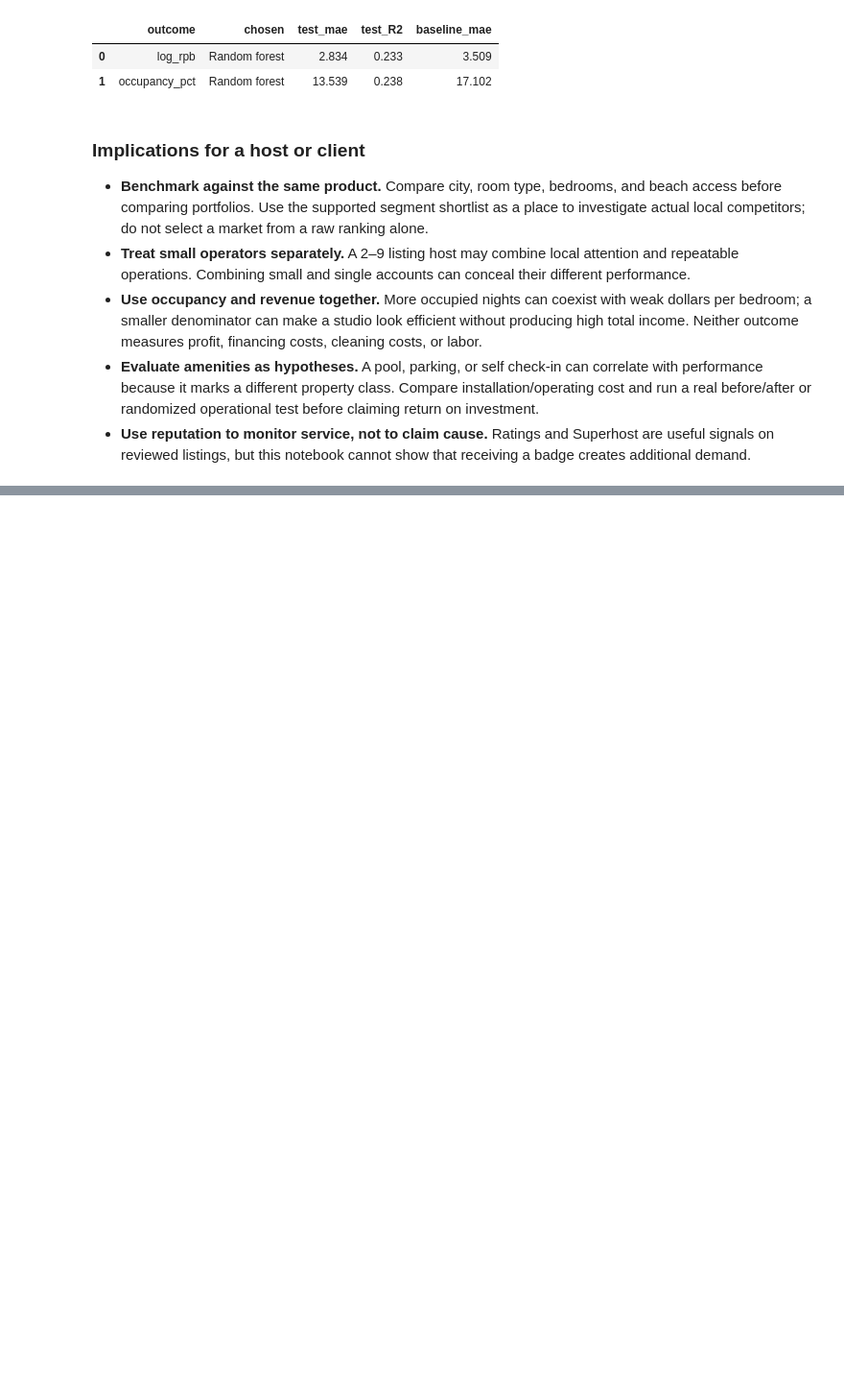
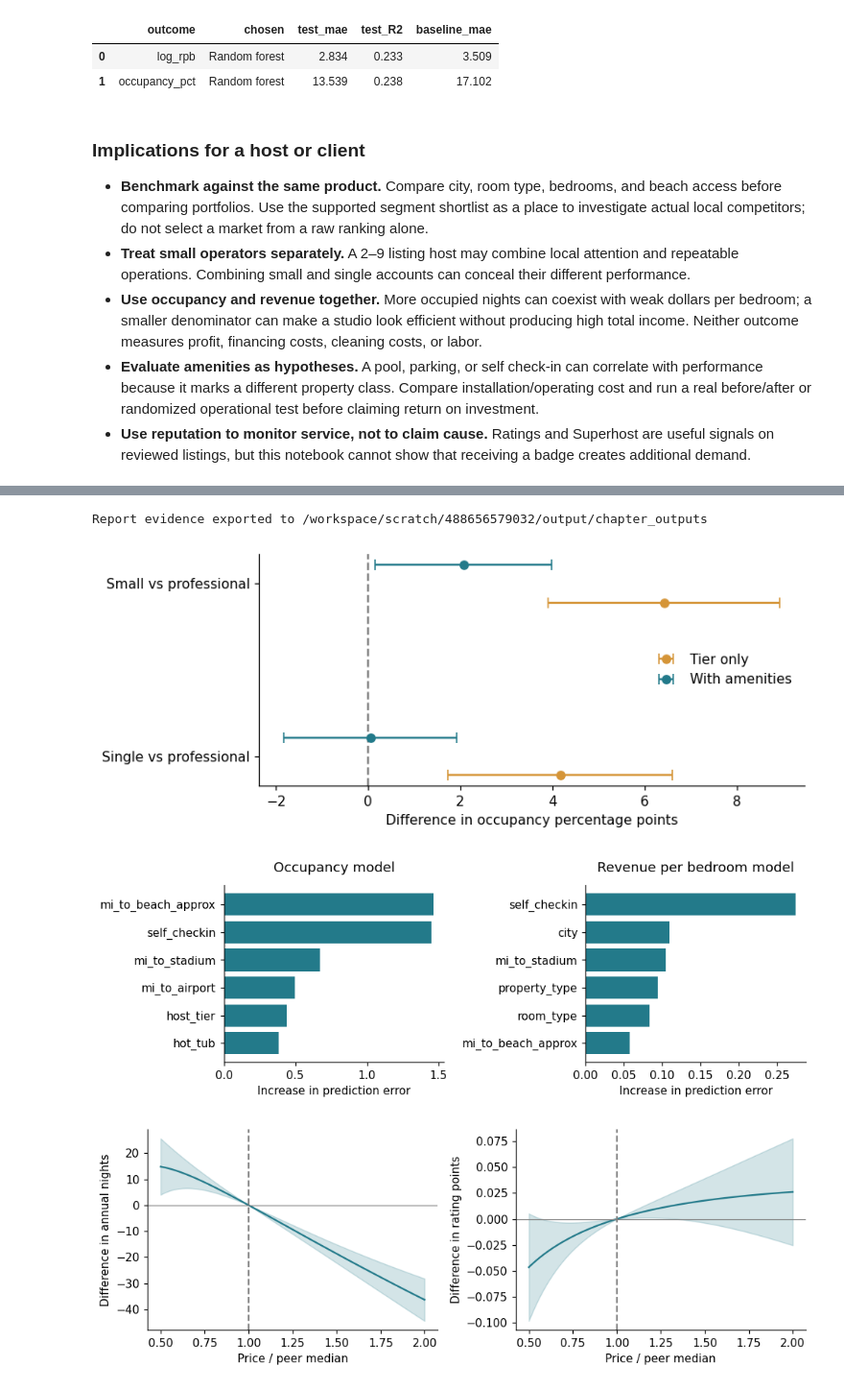
Before and after one commit to 415jason/DSBA_6211, a Jupyter notebook: notebooks/04_performance_drivers.ipynb, the cells around one changed output, grey strips where cells are left out. Shown at 96% size. Drawn from its saved outputs; the diff is of its cells as text; code cells hidden in the pictures; blank space fills up the shorter version.

```diff
--- a/notebooks/04_performance_drivers.ipynb
+++ b/notebooks/04_performance_drivers.ipynb
@@ -885,7 +1115,7 @@ Use October–December 2026, all observed from the September scrape, with ≥25
 
 This is a **forward calendar signal**, not the trailing-year target. Nights can be booked, blocked for owner use, or not yet opened. A contradiction with estimated occupancy therefore challenges a simple demand story; agreement cannot validate actual bookings.
 # %%
-cm=pd.read_parquet(DATA/'calendar_monthly.parquet')
+cm=pd.read_parquet(data_file('calendar_monthly.parquet'))
 cm['month']=cm.month.astype(str)
 cal=cm[cm.snapshot_date.eq(SEP)&cm.month.isin(['2026-10','2026-11','2026-12'])&cm.days.ge(25)].copy()
 cal=cal.merge(d[['id','host_tier']],left_on='listing_id',right_on='id',how='inner',validate='many_to_one')
@@ -970,0 +1206,28 @@ Summary values above are generated from this run, not manually typed assumptions
+# %%
+OUT=Path('chapter_outputs'); OUT.mkdir(exist_ok=True)
+report_tables={'host_summary':raw,'adjusted_tiers':coef,'drivers':drivers,'model_validation':test_results,'feature_importance_occupancy':importances['occupancy_pct'],'feature_importance_revenue':importances['log_rpb'],'policy_summary':policy_summary,'policy_calendar':policy_calendar_summary,'field_audit':field_audit,'profile_results':profile_results,'price_coverage':price_coverage,'price_results':price_results,'price_contrasts':price_contrasts,'price_bands':price_bands,'adjusted_segments':adjusted_segments,'sensitivity':sensitivity}
+for name,table in report_tables.items(): table.to_csv(OUT/(name+'.csv'),index=True)
+fig,ax=plt.subplots(figsize=(7.5,3.1))
+t=coef[(coef.outcome=='occupancy_pct') & coef.model.isin(['Tier only','With amenities'])]
+for i,tier in enumerate(['single vs pro','small (2-9) vs pro']):
+    for j,(model,color) in enumerate([('Tier only','#D59538'),('With amenities','#237A8A')]):
+        r=t[(t.contrast==tier)&(t.model==model)].iloc[0];y=i+(j-.5)*.22
+        ax.errorbar(r.estimate,y,xerr=[[r.estimate-r.low],[r.high-r.estimate]],fmt='o',color=color,capsize=4,label=model if i==0 else None)
+ax.set_yticks([0,1],['Single vs professional','Small vs professional']);ax.axvline(0,color='gray',ls='--');ax.set_xlabel('Difference in occupancy percentage points');ax.legend(frameon=False);plt.tight_layout();fig.savefig(OUT/'adjusted_occupancy.png',dpi=200,bbox_inches='tight');plt.show()
+fig,axes=plt.subplots(1,2,figsize=(9,3.2))
+for ax,outcome,title in zip(axes,['occupancy_pct','log_rpb'],['Occupancy model','Revenue per bedroom model']):
+    t=importances[outcome].head(6).iloc[::-1];ax.barh(t.feature,t.increase_MAE,color='#237A8A');ax.set(title=title,xlabel='Increase in prediction error')
+plt.tight_layout();fig.savefig(OUT/'factor_importance.png',dpi=200,bbox_inches='tight');plt.show()
+ratios=np.linspace(.5,2,120);v=np.column_stack([np.log(ratios),np.log(ratios)**2])
+fig,axes=plt.subplots(1,2,figsize=(9,3.2))
+for ax,outcome,label in zip(axes,['booked_nights','review_scores_rating'],['Difference in annual nights','Difference in rating points']):
+    m=price_models['2026-09-22','0.5–2.0',outcome];terms=['log_relative','I(log_relative ** 2)']
+    effect=v@m.params[terms].to_numpy();se=np.sqrt(np.einsum('ij,jk,ik->i',v,m.cov_params().loc[terms,terms].to_numpy(),v))
+    ax.plot(ratios,effect,color='#237A8A');ax.fill_between(ratios,effect-1.96*se,effect+1.96*se,alpha=.2,color='#237A8A');ax.axhline(0,color='gray',lw=.8);ax.axvline(1,color='gray',ls='--');ax.set(xlabel='Price / peer median',ylabel=label)
+plt.tight_layout();fig.savefig(OUT/'relative_price.png',dpi=200,bbox_inches='tight');plt.show()
+print('Report evidence exported to',OUT.resolve())
+# %% [output]
+Report evidence exported to /workspace/scratch/488656579032/output/chapter_outputs
+[figure, added]
+[figure, added]
+[figure, added]
```
Also changed, not shown: parts of 12 cells of this notebook.
